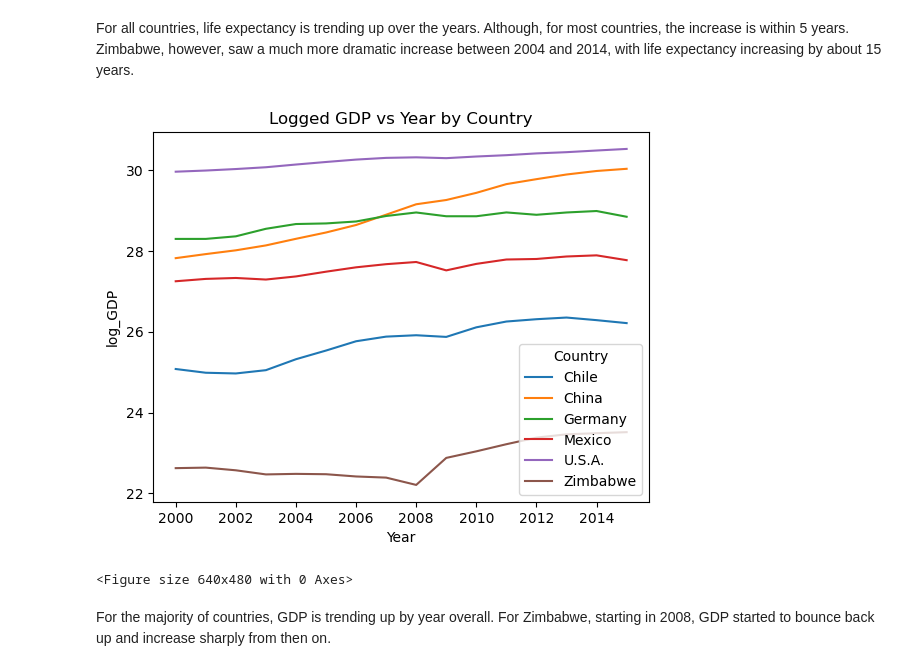
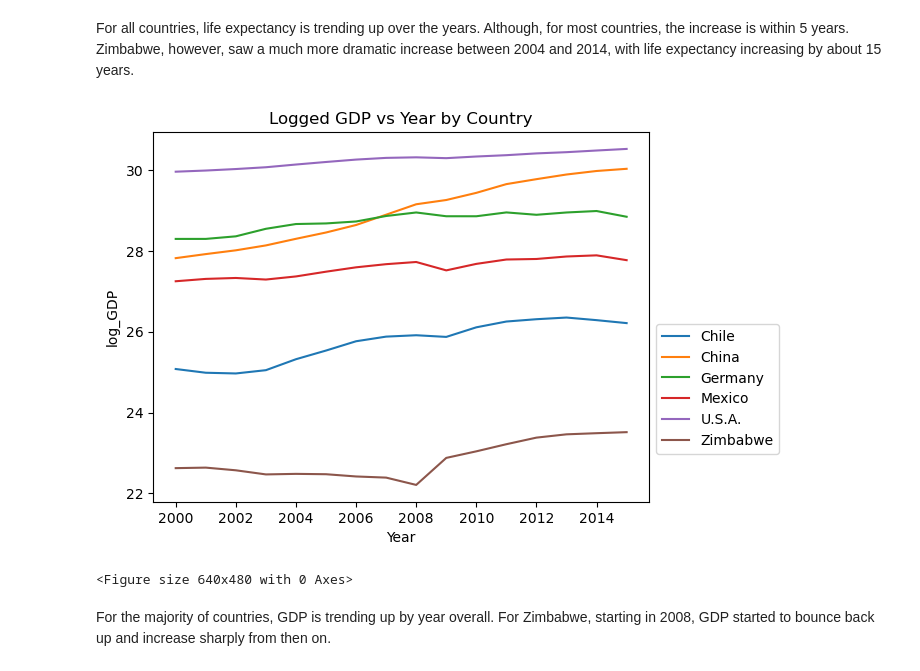
Before and after one commit to xuanzee/ds_life_expectancy, a Jupyter notebook: life_expectancy_gdp.ipynb, the cells around one changed output. Drawn from its saved outputs; the diff is of its cells as text; code cells hidden in the pictures.

```diff
--- a/life_expectancy_gdp.ipynb
+++ b/life_expectancy_gdp.ipynb
@@ -209,10 +218,11 @@ For all countries, life expectancy is trending up over the years. Although, for
 # %%
 sns.lineplot(data=data, x='Year', y='log_GDP', hue='Country')
 plt.title('Logged GDP vs Year by Country')
+plt.legend(bbox_to_anchor=(1,.5))
 plt.show()
 plt.clf()
 # %% [output]
-[figure, old version]
+[figure, new version]
 <Figure size 640x480 with 0 Axes>
 # %% [markdown]
 For the majority of countries, GDP is trending up by year overall. For Zimbabwe, starting in 2008, GDP started to bounce back up and increase sharply from then on.
```
Also changed, not shown: parts of 3 cells of this notebook.
